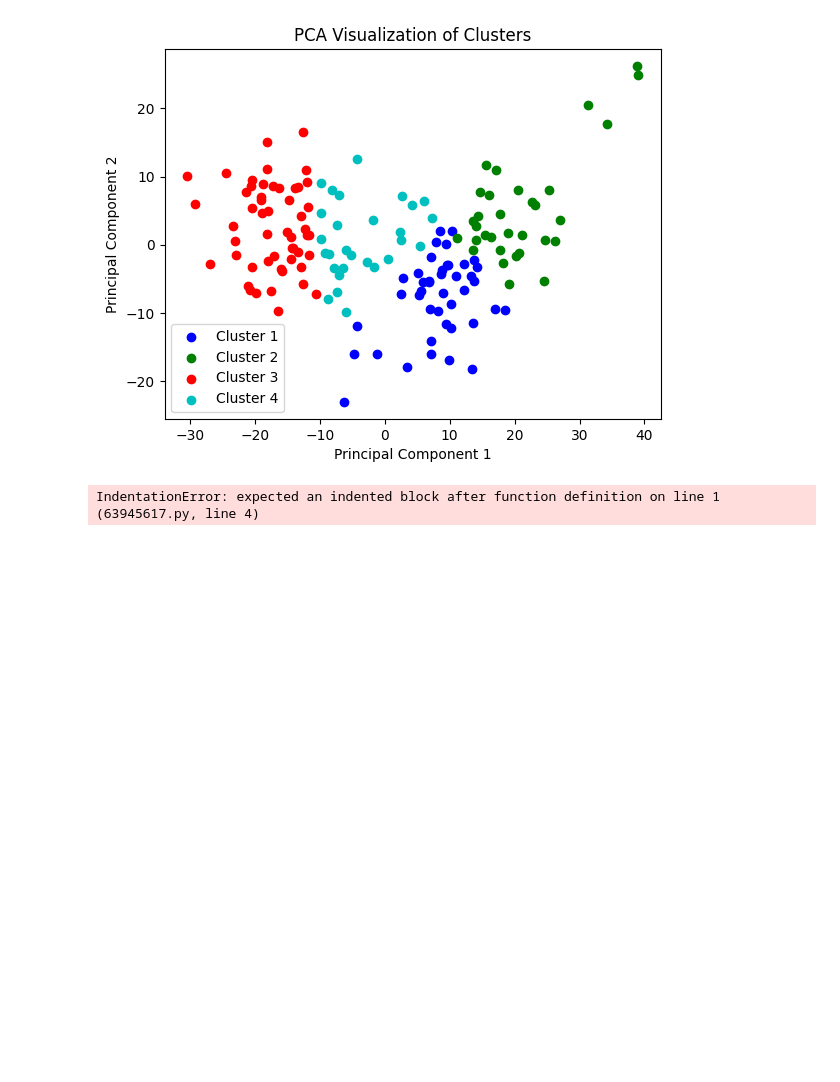
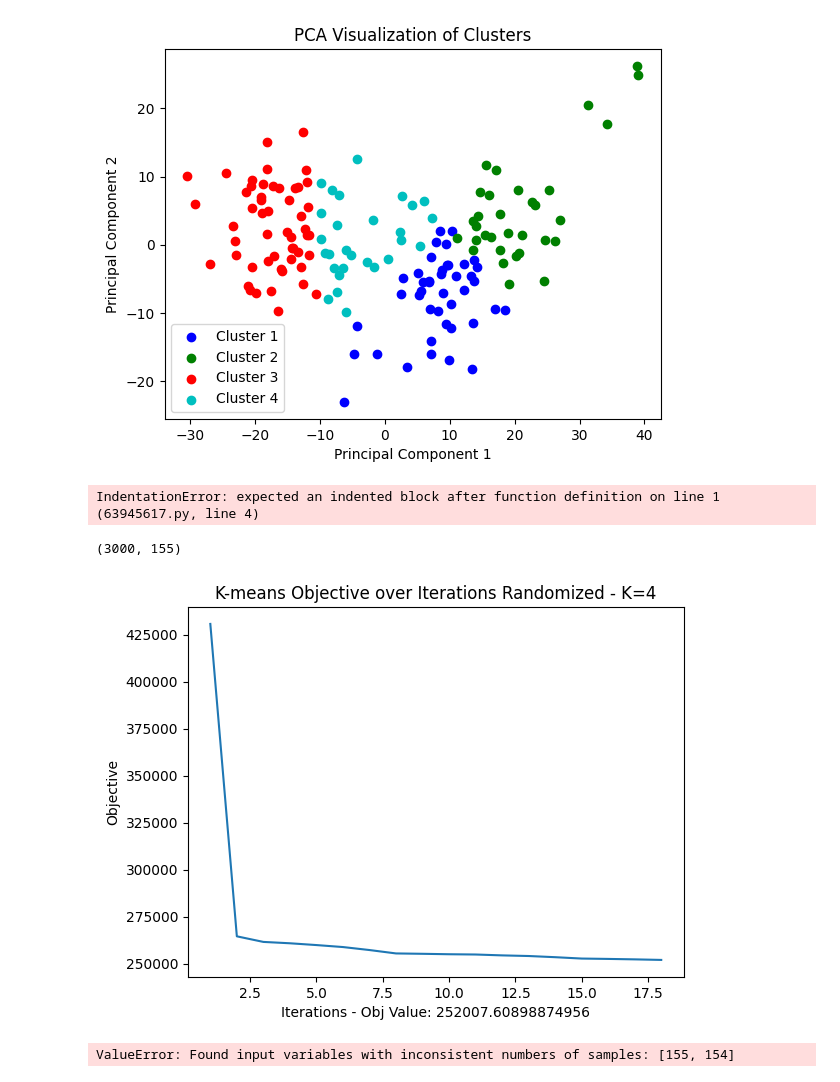
Before and after one commit to vratins/AsthmaClustering, a Jupyter notebook: kmeans_nb.ipynb, the cells around one changed output. Saved outputs shown, nothing was run; the diff lists cells and outputs as text; code cells hidden in the pictures; blank space fills up the shorter version.

Commit message:
added bec filtered data for k-means

```diff
--- a/kmeans_nb.ipynb
+++ b/kmeans_nb.ipynb
@@ -124,3 +124,31 @@ def heatmap(data, clusters):
 heatmap(data, clusters)
 # %% [output]
 IndentationError: expected an indented block after function definition on line 1 (63945617.py, line 4)
+# %%
+#BEC Clustering
+
+data_bec_pd = pd.read_csv("filtered_bec.csv").iloc[:,1:-1]
+data_bec = data_bec_pd.to_numpy()
+data_bec.shape
+# %% [output]
+(3000, 155)
+# %%
+clusters_bec,means_bec,obj_values_bec=random_clusters(data_bec.T,4)
+min_obj=obj_values_bec[-1]
+plt.plot(range(1, len(obj_values_bec)+1), obj_values_bec)
+plt.title('K-means Objective over Iterations Randomized - K=4')
+plt.xlabel('Iterations - Obj Value: {x}'.format(x=min_obj))
+plt.ylabel('Objective')
+plt.savefig("k-means3.png")
+plt.show()
+# %% [output]
+[figure, added]
+# %%
+labels_bec = np.concatenate([np.full(len(sublist), i, dtype=int) for i, sublist in enumerate(clusters_bec)])
+ch_score_bec = calinski_harabasz_score(data_bec.T, labels)
+dh_score_bec = davies_bouldin_score(data_bec.T, labels)
+print(ch_score_bec, dh_score_bec)
+
+visualize_clusters_pca(data_bec, clusters_bec)
+# %% [output]
+ValueError: Found input variables with inconsistent numbers of samples: [155, 154]
```
